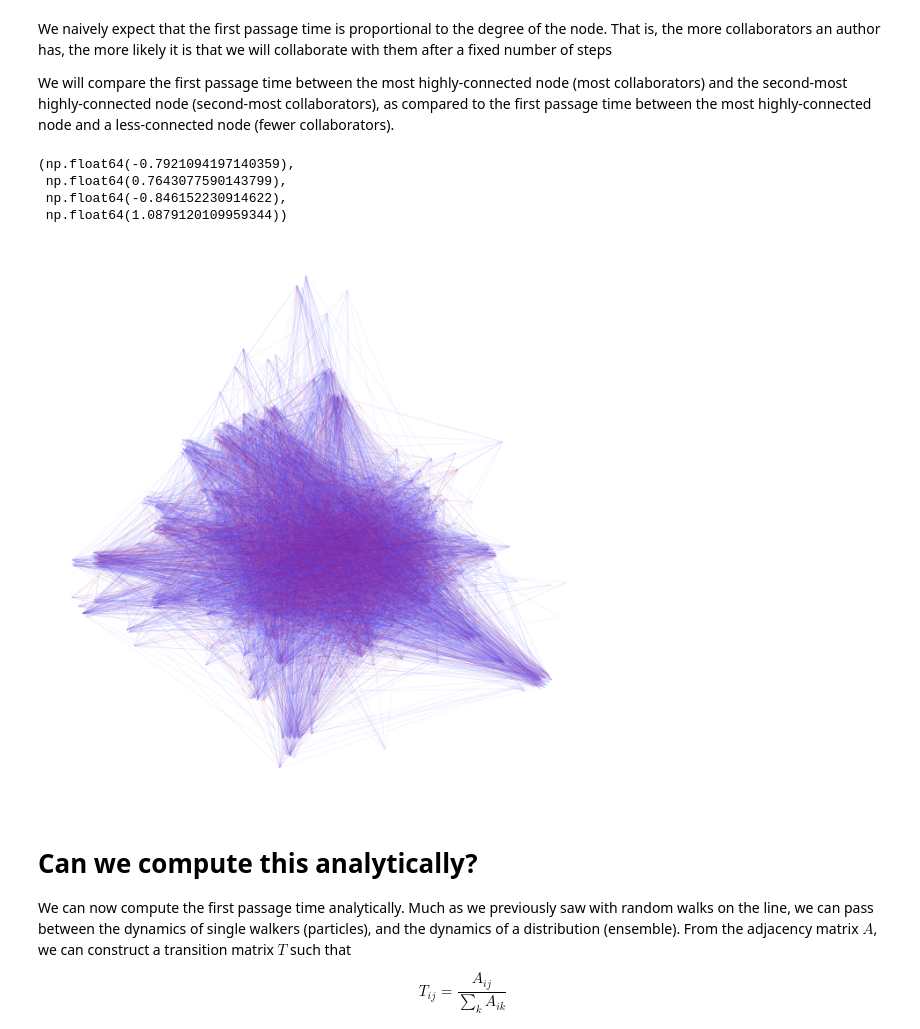
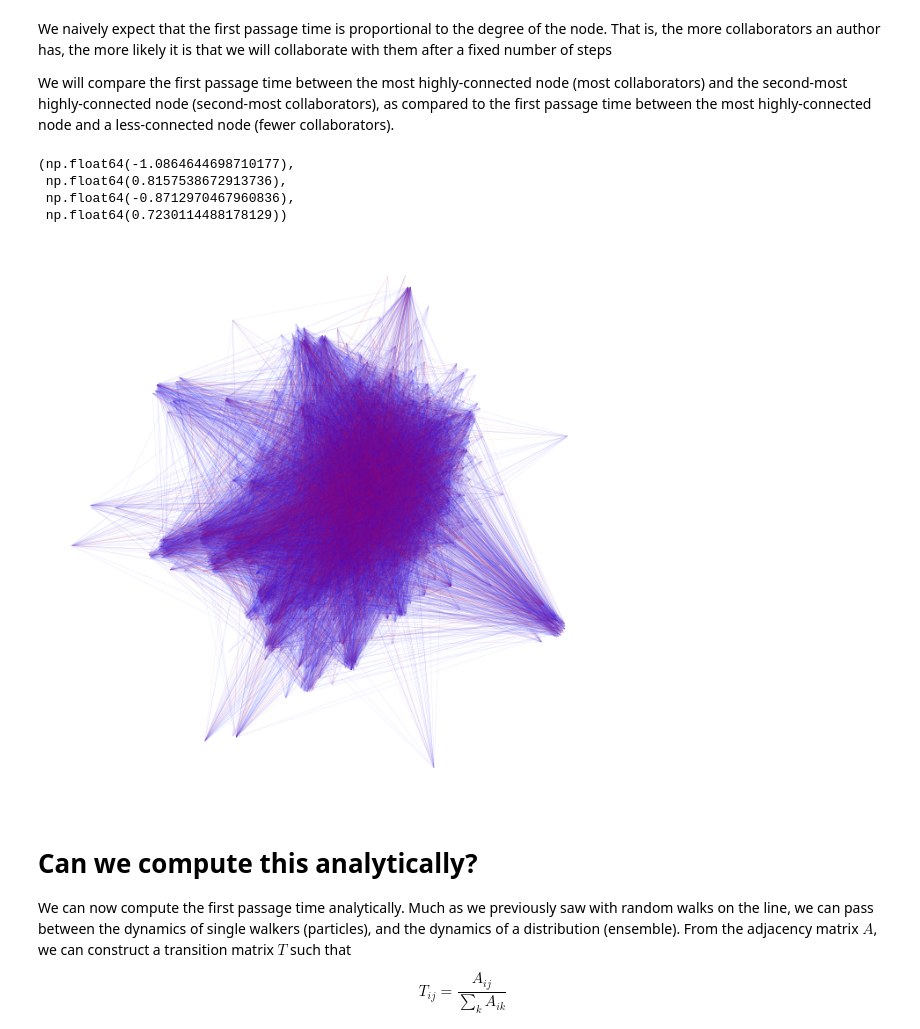
Before and after one commit to williamgilpin/cphy, a Jupyter notebook: talks/intro_graph_adjacency.ipynb, the cells around one changed output. Drawn from its saved outputs; the diff is of its cells as text; code cells hidden in the pictures.

```diff
--- a/talks/intro_graph_adjacency.ipynb
+++ b/talks/intro_graph_adjacency.ipynb
@@ -309,7 +327,7 @@ for _ in range(100):
     all_paths_close.append(fpt.history)
 
     fpt = FirstPassageTime(A, store_history=True, max_iter=100000)
-    all_fpts_far.append(fpt.fpt(0, 100))
+    all_fpts_far.append(fpt.fpt(0, 500))
     all_paths_far.append(fpt.history)
 
 # print number that didn't converge within max_iter
@@ -339,18 +360,18 @@ We naively expect that the first passage time is proportional to the degree of t
 We will compare the first passage time between the most highly-connected node (most collaborators) and the second-most highly-connected node (second-most collaborators), as compared to the first passage time between the most highly-connected node and a less-connected node (fewer collaborators).
 # %%
 plt.figure(figsize=(8, 8))
-for traj1, traj2 in zip(all_paths_far[:10], all_paths_close[:10]):
+for traj1, traj2 in zip(all_paths_far[:20], all_paths_close[:20]):
     traj1 = [pos[item] for item in traj1]
     traj2 = [pos[item] for item in traj2]
     plt.plot(*zip(*traj1), color='b', linewidth=.3, alpha=0.1)
     plt.plot(*zip(*traj2), color='r', linewidth=.3, alpha=0.1)
 plt.axis('off')
 # %% [output]
-(np.float64(-0.7921094197140359),
- np.float64(0.7643077590143799),
- np.float64(-0.846152230914622),
- np.float64(1.0879120109959344))
+(np.float64(-1.0864644698710177),
+ np.float64(0.8157538672913736),
+ np.float64(-0.8712970467960836),
+ np.float64(0.7230114488178129))
-[figure, old version]
+[figure, new version]
 # %% [markdown]
 # Can we compute this analytically?
 
```
Also changed, not shown: parts of 12 cells of this notebook, 1 other file.
